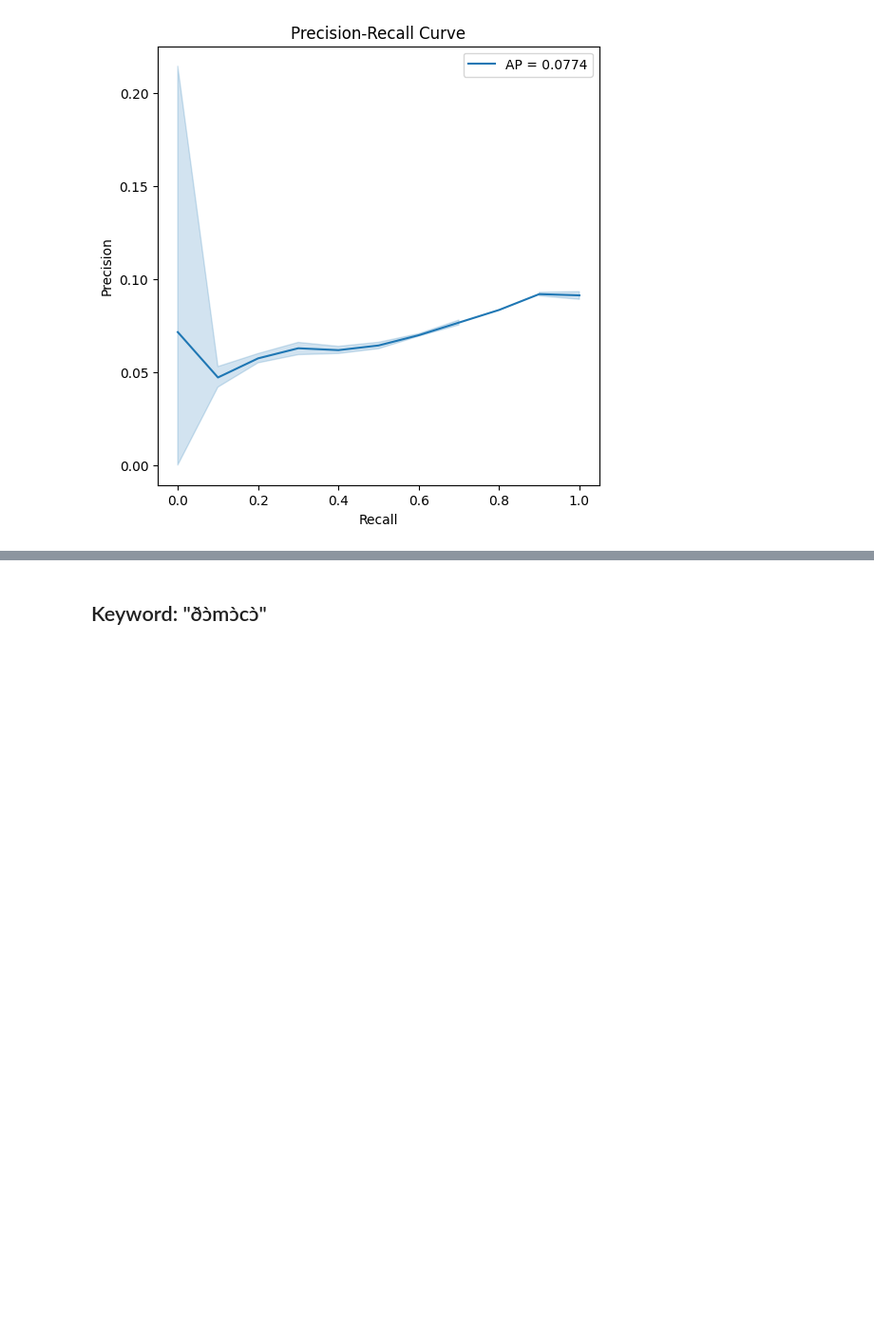
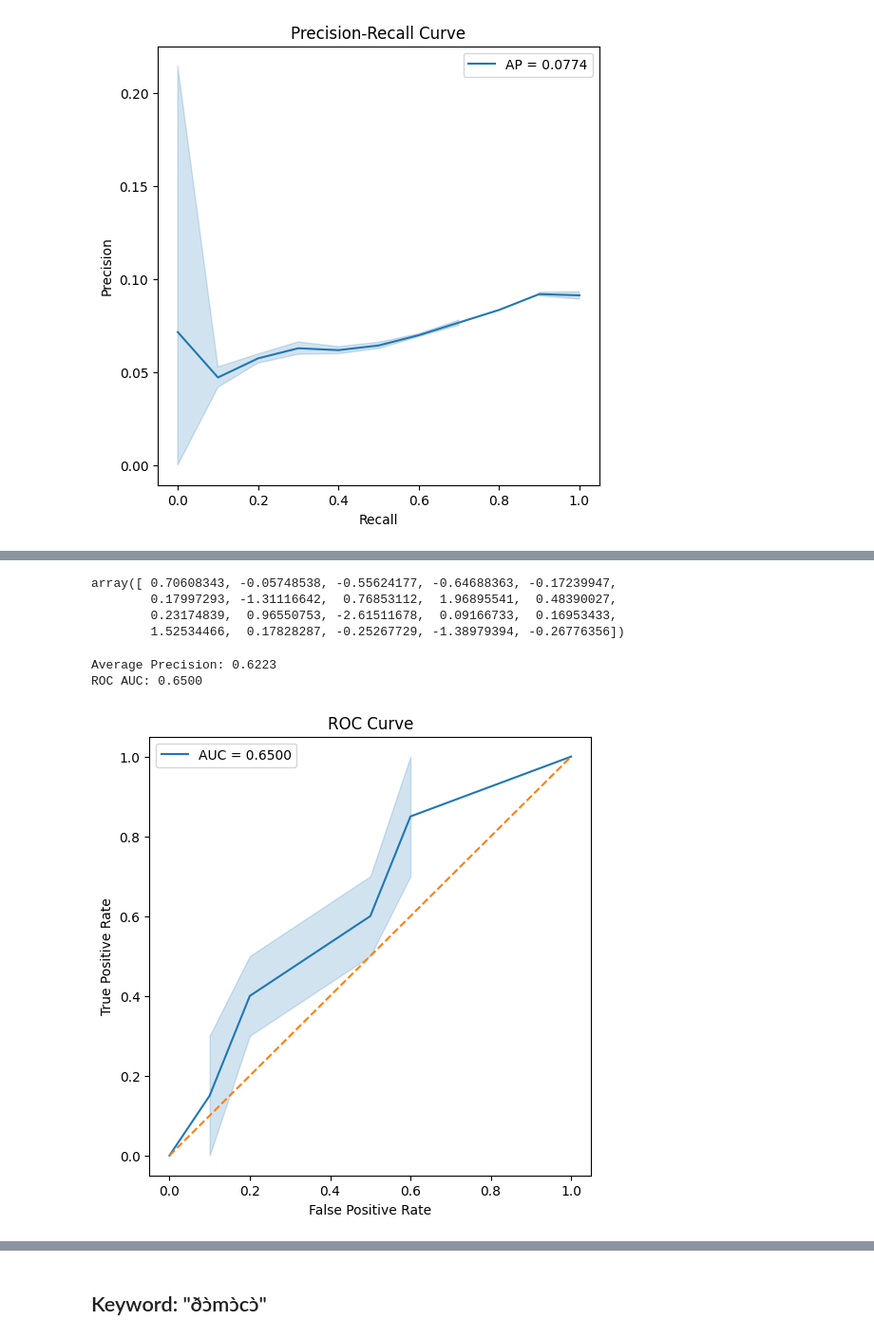
Before and after one commit to markjosims/tira_kws, a Jupyter notebook: notebooks/oishani_metrics_vis.ipynb, the cells around one changed output, grey strips where cells are left out. Shown at 95% size. Drawn from its saved outputs; the diff is of its cells as text; code cells hidden in the pictures; blank space fills up the shorter version.

```diff
--- a/notebooks/oishani_metrics_vis.ipynb
+++ b/notebooks/oishani_metrics_vis.ipynb
@@ -109,0 +428,5 @@ plt.show()
+# %%
+# let's try looking at only the positives and negatives
+# to do this, first we can filter the dataframe to get only these values
+ap_kw_pos_close = ap_kw_df[ap_kw_df['record_type'] != 'negative']
+ap_kw_pos_close.shape
@@ -109,0 +435,7 @@ plt.show()
+# %%
+# having dropped exactly 10 rows, now we can expect y_true to be 110
+y_true = ap_kw_pos_close['record_type'].map(
+                    {'positive': 1,
+                    'close_negative': 0}
+                    ).reset_index(drop=True)
+y_true
@@ -109,0 +460,40 @@ plt.show()
+# %%
+# y pred needs to be applied to this subset dataframe
+# make z scored prediction column
+y_pred = ap_kw_pos_close["wctc_loss"]
+y_pred = stats.zscore(-y_pred)
+len(y_pred)
+y_pred
+# %% [output]
+array([ 0.70608343, -0.05748538, -0.55624177, -0.64688363, -0.17239947,
+        0.17997293, -1.31116642,  0.76853112,  1.96895541,  0.48390027,
+        0.23174839,  0.96550753, -2.61511678,  0.09166733,  0.16953433,
+        1.52534466,  0.17828287, -0.25267729, -1.38979394, -0.26776356])
+# %%
+# get MAP, ROC Curve, Precision-Recall Curve
+ap = average_precision_score(y_true, y_pred)
+
+fpr, tpr, _ = roc_curve(y_true, y_pred)
+roc_auc = roc_auc_score(y_true, y_pred)
+
+precision, recall, _ = precision_recall_curve(y_true, y_pred)
+
+print(f"Average Precision: {ap:.4f}")
+print(f"ROC AUC: {roc_auc:.4f}")
+# %% [output]
+Average Precision: 0.6223
+ROC AUC: 0.6500
+# %%
+# ROC Curve
+plt.figure(figsize=(6, 6))
+
+sns.lineplot(x=fpr, y=tpr, label=f"AUC = {roc_auc:.4f}")
+sns.lineplot(x=[0, 1], y=[0, 1], linestyle="--")
+
+plt.xlabel("False Positive Rate")
+plt.ylabel("True Positive Rate")
+plt.title("ROC Curve")
+
+plt.show()
+# %% [output]
+[figure, added]
```
Also changed, not shown: parts of 29 cells of this notebook.
